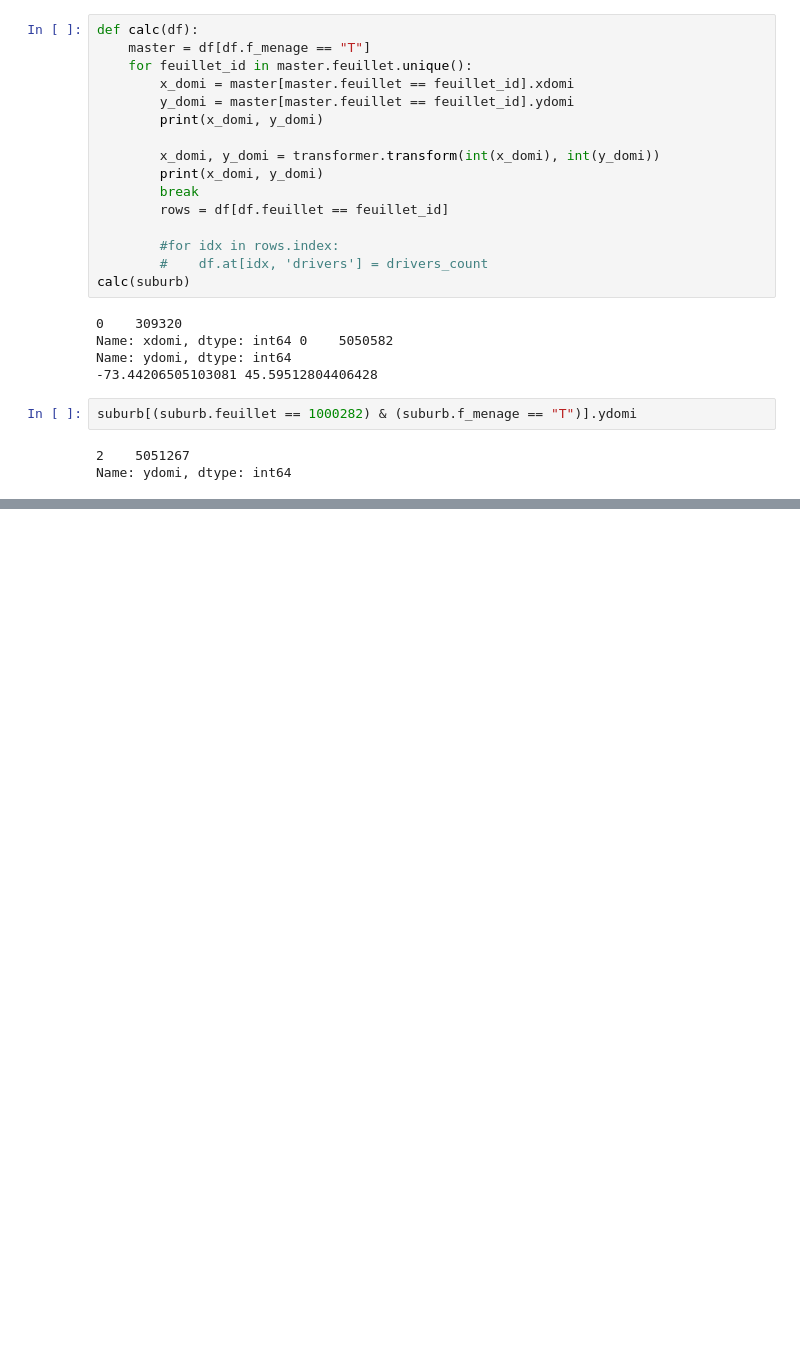
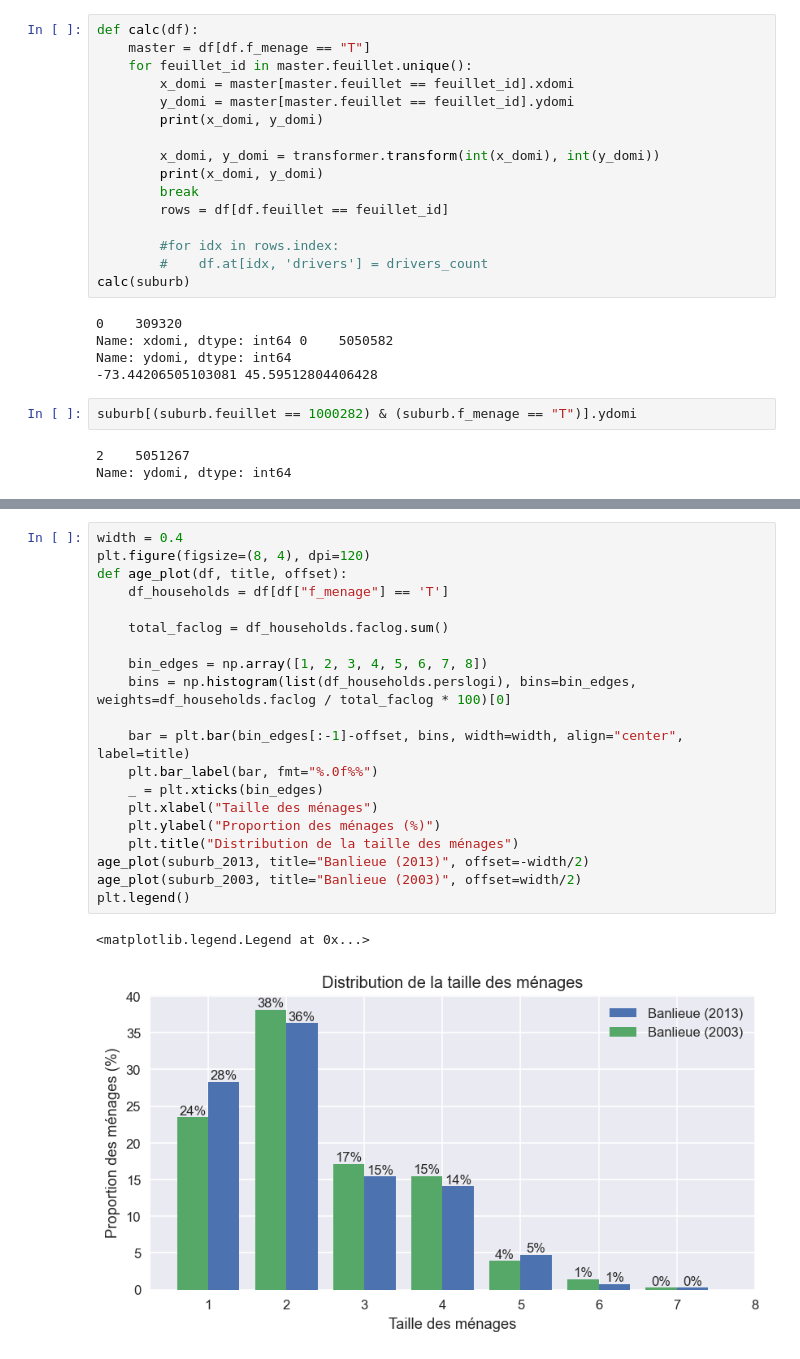
Before and after one commit to davidmurray/CIV6702-TP3, a Jupyter notebook: TP3.ipynb, the cells around one changed output, grey strips where cells are left out. Saved outputs shown, nothing was run; the diff lists cells and outputs as text; blank space fills up the shorter version.

```diff
--- a/TP3.ipynb
+++ b/TP3.ipynb
@@ -315,0 +355,23 @@ Name: ydomi, dtype: int64
+# %%
+width = 0.4
+plt.figure(figsize=(8, 4), dpi=120)
+def age_plot(df, title, offset):
+    df_households = df[df["f_menage"] == 'T']
+
+    total_faclog = df_households.faclog.sum()
+
+    bin_edges = np.array([1, 2, 3, 4, 5, 6, 7, 8])
+    bins = np.histogram(list(df_households.perslogi), bins=bin_edges, weights=df_households.faclog / total_faclog * 100)[0]
+
+    bar = plt.bar(bin_edges[:-1]-offset, bins, width=width, align="center", label=title)
+    plt.bar_label(bar, fmt="%.0f%%")
+    _ = plt.xticks(bin_edges)
+    plt.xlabel("Taille des ménages")
+    plt.ylabel("Proportion des ménages (%)")
+    plt.title("Distribution de la taille des ménages")
+age_plot(suburb_2013, title="Banlieue (2013)", offset=-width/2)
+age_plot(suburb_2003, title="Banlieue (2003)", offset=width/2)
+plt.legend()
+# %% [output]
+<matplotlib.legend.Legend at 0x...>
+[figure, added]
```
Also changed, not shown: parts of 20 cells of this notebook.
